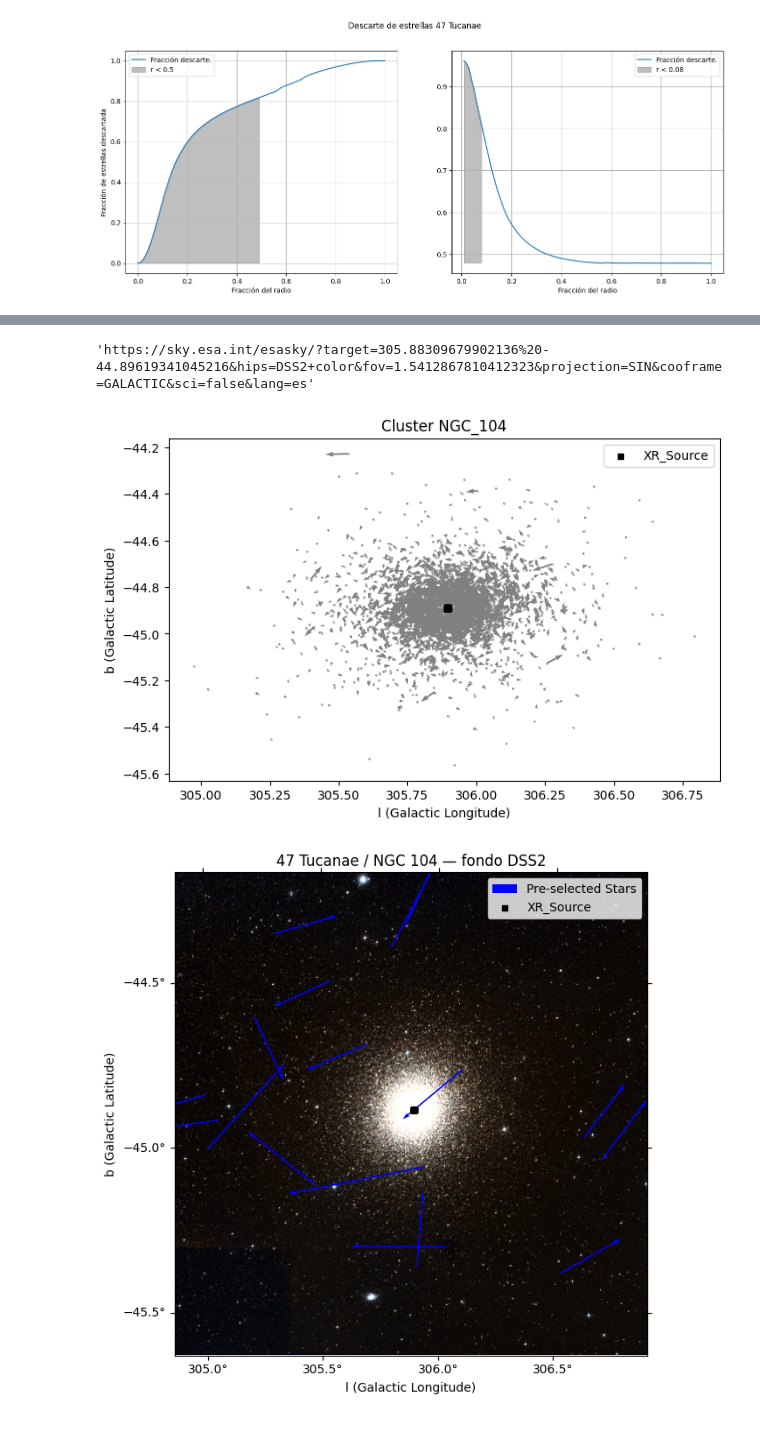
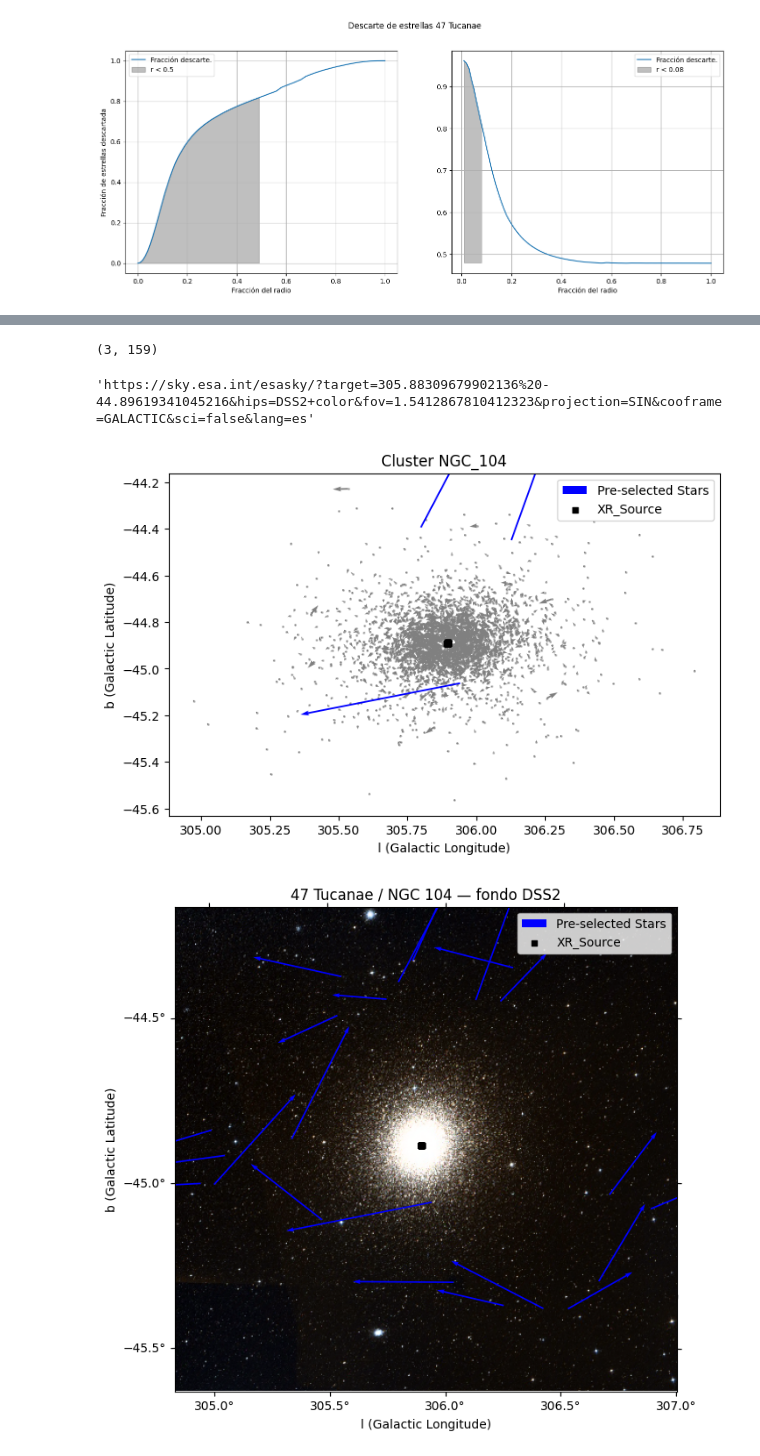
Before and after one commit to santhiperbolico/tfm-ucm-code, a Jupyter notebook: notebooks/memories/Figuras 47 Tucanae.ipynb, the cells around one changed output, grey strips where cells are left out. Cells and saved outputs as stored; diff of their text form; code cells hidden in the pictures.

```diff
--- a/notebooks/memories/Figuras 47 Tucanae.ipynb
+++ b/notebooks/memories/Figuras 47 Tucanae.ipynb
@@ -157,0 +193,12 @@ ax.scatter(x=np.array([df_data.l.mean()]), y=np.array([df_data.b.mean()]), s=10,
+# %%
+df_gc = gc_object.clustering_results.remove_outliers_gc(random_state=123).copy()
+
+df_gc["pmra_kms"] = df_gc["pmra_kms"] - df_gc["pmra_kms"].mean()
+df_gc["pmdec_kms"] = df_gc["pmdec_kms"] - df_gc["pmdec_kms"].mean()
+df_gc["radial_velocity"] = df_gc["radial_velocity"] - df_gc["radial_velocity"].mean()
+
+df_gc["v_tan"] = np.sqrt(df_gc.pmra_kms**2 + df_gc.pmdec_kms**2)
+df_gc["v_3d"] = np.sqrt(df_gc.v_tan**2 + df_gc.radial_velocity**2)
+sigma_v = df_gc["v_3d"].std()
+print("Estrellas con velocidad radial: %i" % (~df_gc["radial_velocity"].isna()).sum())
+print("Dispersión de velocides calculadas: %f" % sigma_v)
@@ -157,0 +215,12 @@ ax.scatter(x=np.array([df_data.l.mean()]), y=np.array([df_data.b.mean()]), s=10,
+# %%
+v_ej_sample = v_ejections_sample(
+    a_space=(0.05,0.5),
+    m_bin_space=(0.6, 1.7),
+    sigma_kms=sigma_v,
+    sigma_f=0.3,
+    size=20000,
+    seed=123
+)
+
+hist_sample(v_ej_sample, title="Distribución velocidades eyección 47 Tucanae", xlabel="V_kms", ylabel="Frecuencia", logx=False)
+plt.savefig("../figures/v_eject_47tucanae.png")
@@ -158,5 +229,12 @@ ax.scatter(x=np.array([df_data.l.mean()]), y=np.array([df_data.b.mean()]), s=10,
+# %%
+df_highlights_stars=get_hvs_candidates(gc_object, np.quantile(v_ej_sample, 0.84), random_state=123)
+
+df_highlights_stars.shape
+# %% [output]
+(3, 159)
 # %%
-fig, ax = gc_object.plot_cluster(factor_size=10)
+fig, ax = gc_object.plot_cluster(highlight_stars=df_highlights_stars, factor_size=15)
+plt.savefig("../figures/cluster_47tucanae.png")
 lmin, lmax = ax.get_xlim()
 bmin, bmax = ax.get_ylim()
 
@@ -173,7 +251,7 @@ URL = f"https://sky.esa.int/esasky/?target={l0}%20{b0}&hips=DSS2+color&fov={fov}
 URL
 # %% [output]
 'https://sky.esa.int/esasky/?target=305.88309679902136%20-44.89619341045216&hips=DSS2+color&fov=1.5412867810412323&projection=SIN&cooframe=GALACTIC&sci=false&lang=es'
-[figure, old version]
+[figure, new version]
 # %%
 import numpy as np
 import matplotlib.pyplot as plt
@@ -241,17 +319,6 @@ mean_pm_b = df_gc["pm_b"].mean()
 mean_pm_ra_kms = df_gc["pmra_kms"].mean()
 mean_pm_dec_kms = df_gc["pmdec_kms"].mean()
 
-df_highlights_stars = gc_object.astro_data.get_data("df_c2")
-df_highlights_stars["pm_kms"] = np.sqrt((df_highlights_stars.pmra_kms - mean_pm_ra_kms)**2 + (df_highlights_stars.pmdec_kms - mean_pm_dec_kms)**2)
-df_highlights_stars = df_highlights_stars[
-    (df_highlights_stars.parallax >= df_gc.parallax.mean() - 1* df_gc.parallax.std()) &
-    (df_highlights_stars.parallax <= df_gc.parallax.mean() + 1* df_gc.parallax.std()) &
-    (df_highlights_stars.pm_kms >= hvs_kms) &
-    (df_highlights_stars.ipd_gof_harmonic_amplitude <0.15)&
-    (df_highlights_stars.ipd_frac_multi_peak <10)
-]
-
-
 ax.quiver(
     df_highlights_stars.l* u.deg,
     df_highlights_stars.b* u.deg,
@@ -268,31 +335,32 @@ ax.scatter(
     df_source_x.lii.values* u.deg,
     df_source_x.bii.values* u.deg,
     marker="s",
     s=20,
     color="k",
     label="XR_Source",
     transform=tr,
 )
 
 # --- 2) Esquinas del rectángulo en (l,b) -> ICRS (RA/Dec) ---
 corners_gal = SkyCoord(
     l=[lmin, lmax, lmin, lmax]*u.deg,
     b=[bmin, bmax, bmax, bmin]*u.deg,
     frame="galactic"
 )
 corners_icrs = corners_gal.icrs
 
 # --- 3) RA/Dec -> píxeles con el WCS 2D que usaste en projection=wcs ---
 # (suponiendo que 'wcs' es el WCS celestial del FITS: wcs = WCS(hdu.header).celestial)
 xp, yp = wcs.world_to_pixel(corners_icrs)
 
 # --- 4) Fijar límites en píxeles (zoom) ---
 ax.set_xlim(np.max(xp), np.min(xp))
 ax.set_ylim(np.min(yp), np.max(yp))
 
 ax.set_title("47 Tucanae / NGC 104 — fondo DSS2")
 ax.legend(loc="upper right", frameon=True)
 plt.tight_layout()
 plt.show()
+fig.savefig("../figures/cluster_onsky_47tucanae.png")
 # %% [output]
-[figure, old version]
+[figure, new version]
```
Also changed, not shown: parts of 17 cells of this notebook, 27 other files.
